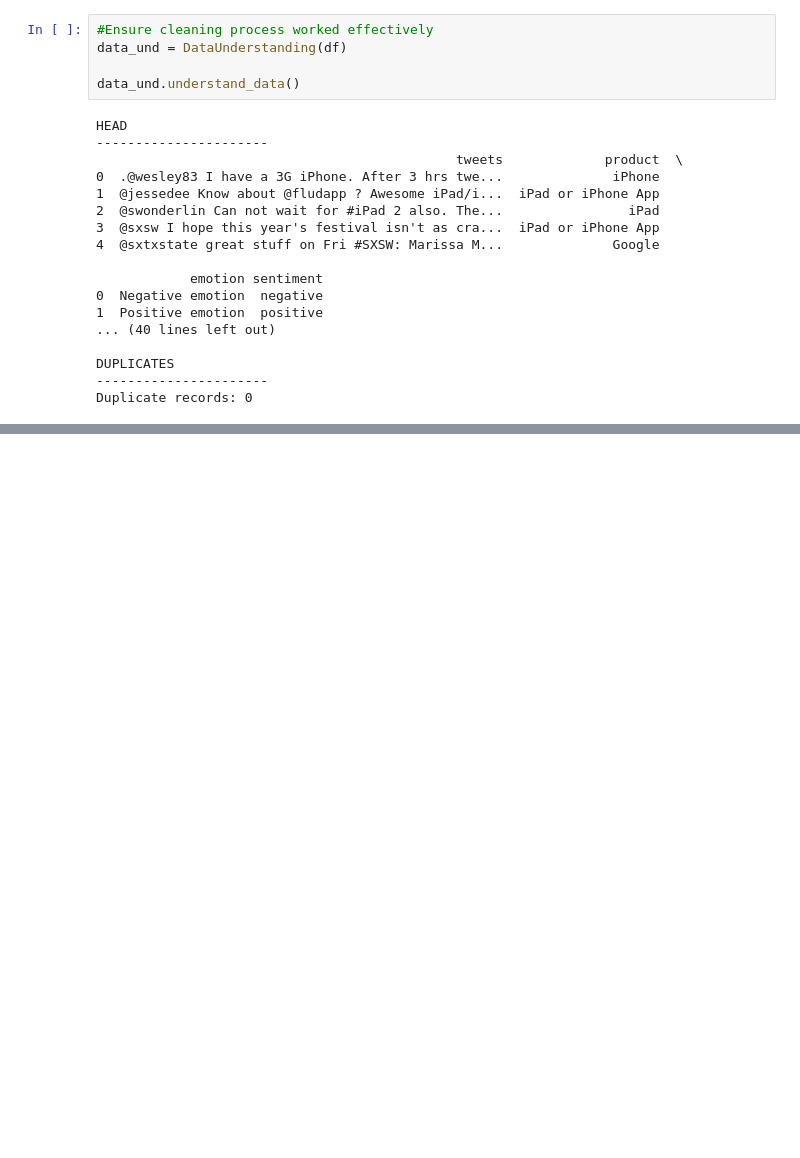
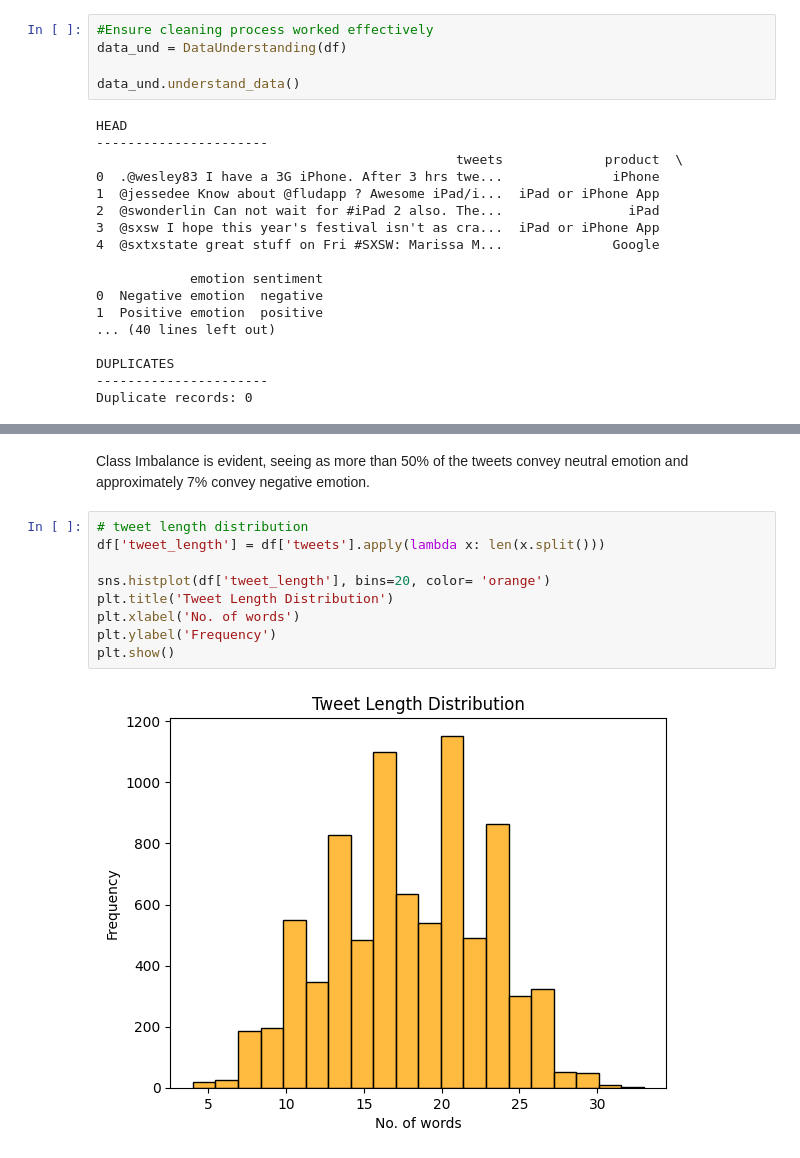
Before and after one commit to Kanyi254/sentiment-analysis, a Jupyter notebook: v_notebook.ipynb, the cells around one changed output, grey strips where cells are left out. Drawn from its saved outputs; the diff is of its cells as text; blank space fills up the shorter version.

```diff
--- a/v_notebook.ipynb
+++ b/v_notebook.ipynb
@@ -258,0 +272,13 @@ Duplicate records: 0
+# %% [markdown]
+Class Imbalance is evident, seeing as more than 50% of the tweets convey neutral emotion and approximately 7% convey negative emotion.
+# %%
+# tweet length distribution
+df['tweet_length'] = df['tweets'].apply(lambda x: len(x.split()))
+
+sns.histplot(df['tweet_length'], bins=20, color= 'orange')
+plt.title('Tweet Length Distribution')
+plt.xlabel('No. of words')
+plt.ylabel('Frequency')
+plt.show()
+# %% [output]
+[figure, added]
```
Also changed, not shown: parts of 11 cells of this notebook.
